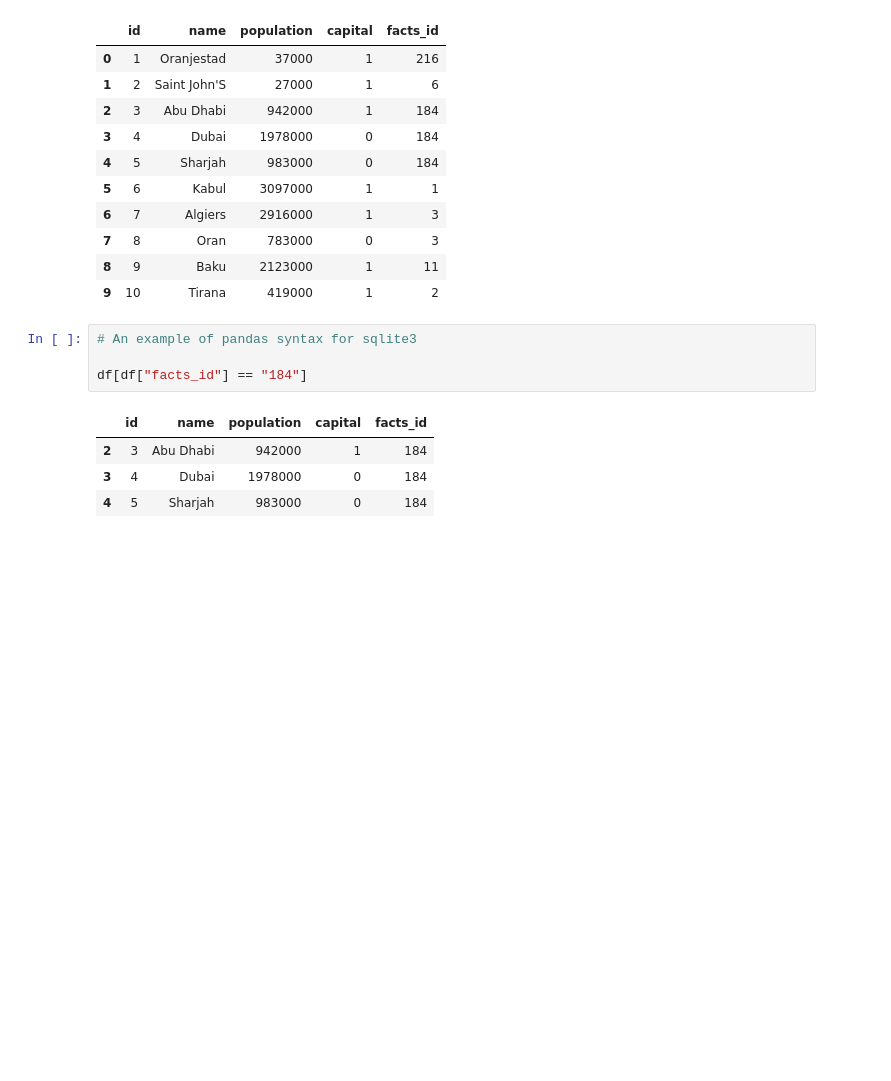
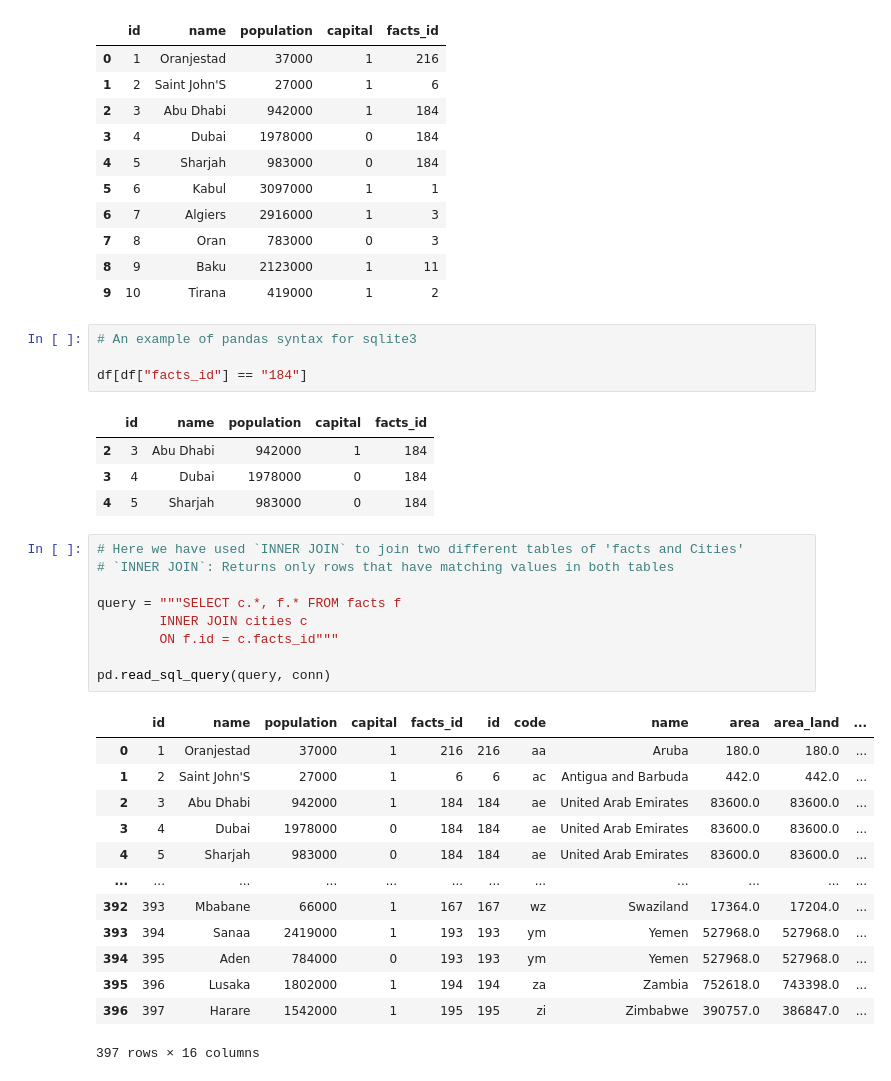
Before and after one commit to MoeedKhan-AMK/Applied-Data-Science, a Jupyter notebook: SQL/SQL Class_2 20th Sept/factbook.ipynb, the cells around one changed output. Cells and saved outputs as stored; diff of their text form; blank space fills up the shorter version.

```diff
--- a/SQL/SQL Class_2 20th Sept/factbook.ipynb
+++ b/SQL/SQL Class_2 20th Sept/factbook.ipynb
@@ -88,3 +88,26 @@ df[df["facts_id"] == "184"]
 | 2 | 3 | Abu Dhabi | 942000 | 1 | 184 |
 | 3 | 4 | Dubai | 1978000 | 0 | 184 |
 | 4 | 5 | Sharjah | 983000 | 0 | 184 |
+# %%
+# Here we have used `INNER JOIN` to join two different tables of 'facts and Cities'
+# `INNER JOIN`: Returns only rows that have matching values in both tables
+
+query = """SELECT c.*, f.* FROM facts f
+        INNER JOIN cities c
+        ON f.id = c.facts_id"""
+
+pd.read_sql_query(query, conn)
+# %% [output]
+|  | id | name | population | capital | facts_id | id | code | name | area | area_land | ... |
+| 0 | 1 | Oranjestad | 37000 | 1 | 216 | 216 | aa | Aruba | 180.0 | 180.0 | ... |
+| 1 | 2 | Saint John'S | 27000 | 1 | 6 | 6 | ac | Antigua and Barbuda | 442.0 | 442.0 | ... |
+| 2 | 3 | Abu Dhabi | 942000 | 1 | 184 | 184 | ae | United Arab Emirates | 83600.0 | 83600.0 | ... |
+| 3 | 4 | Dubai | 1978000 | 0 | 184 | 184 | ae | United Arab Emirates | 83600.0 | 83600.0 | ... |
+| 4 | 5 | Sharjah | 983000 | 0 | 184 | 184 | ae | United Arab Emirates | 83600.0 | 83600.0 | ... |
+| ... | ... | ... | ... | ... | ... | ... | ... | ... | ... | ... | ... |
+| 392 | 393 | Mbabane | 66000 | 1 | 167 | 167 | wz | Swaziland | 17364.0 | 17204.0 | ... |
+| 393 | 394 | Sanaa | 2419000 | 1 | 193 | 193 | ym | Yemen | 527968.0 | 527968.0 | ... |
+| 394 | 395 | Aden | 784000 | 0 | 193 | 193 | ym | Yemen | 527968.0 | 527968.0 | ... |
+| 395 | 396 | Lusaka | 1802000 | 1 | 194 | 194 | za | Zambia | 752618.0 | 743398.0 | ... |
+| 396 | 397 | Harare | 1542000 | 1 | 195 | 195 | zi | Zimbabwe | 390757.0 | 386847.0 | ... |
+397 rows × 16 columns
```
Also changed, not shown: parts of 2 cells of this notebook.
